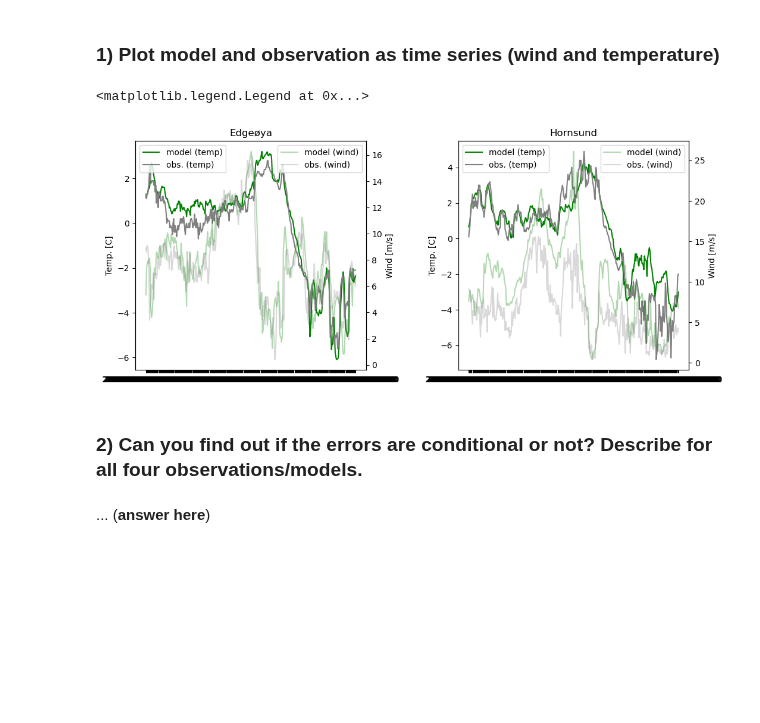
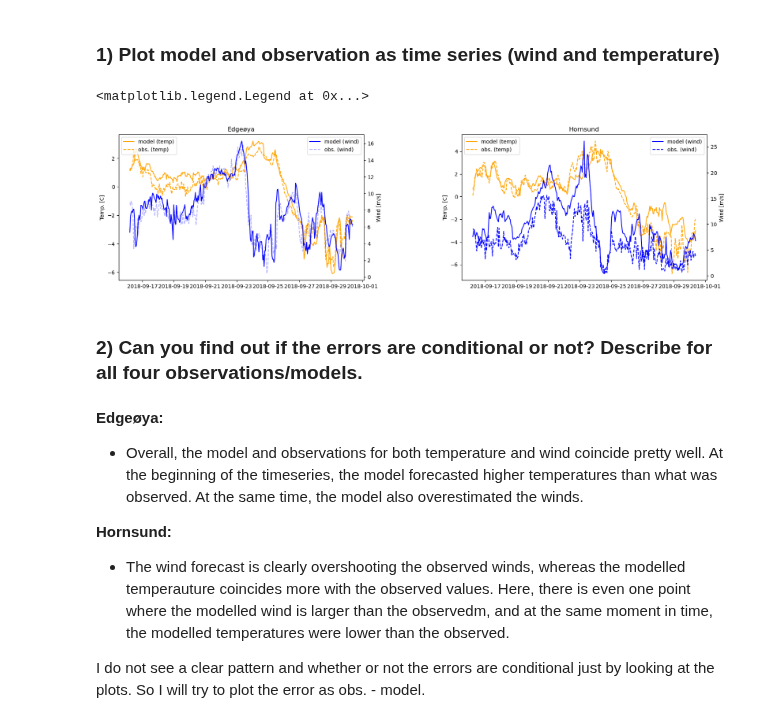
Before and after one commit to kjes4pres/GEO4902, a Jupyter notebook: Exercise 4/Verification_Exercises.ipynb, the cells around one changed output. Drawn from its saved outputs; the diff is of its cells as text; code cells hidden in the pictures; blank space fills up the shorter version.

```diff
--- a/Exercise 4/Verification_Exercises.ipynb
+++ b/Exercise 4/Verification_Exercises.ipynb
@@ -63,42 +63,50 @@ st2_temp['model'] = st2_temp['model'] - 273.15
 # %% [markdown]
 ### 1) Plot model and observation as time series (wind and temperature)
 # %%
-fig, ax = plt.subplots(1, 2, figsize=(12, 5))
+fig, ax = plt.subplots(1, 2, figsize=(20, 5))
 fig.subplots_adjust(wspace=0.4)
 
 # Temperature plot, Edgeøya
-ax[0].plot(st1_temp.model, color='green', label='model (temp)')
-ax[0].plot(st1_temp.obs, color='gray', label='obs. (temp)')
+ax[0].plot(st1_temp.model, color= 'orange', linestyle='-', label='model (temp)')
+ax[0].plot(st1_temp.obs, color= 'orange', linestyle='--', label='obs. (temp)')
 
 # Wind plot, Edgeøya
 ax0_wind = ax[0].twinx()
-ax0_wind.plot(st1_wind.model, color='green', alpha=0.3, label='model (wind)')
-ax0_wind.plot(st1_wind.obs, color='gray', alpha=0.3, label='obs. (wind)')
+ax0_wind.plot(st1_wind.model, color= 'blue', linestyle='-', label='model (wind)')
+ax0_wind.plot(st1_wind.obs, color= 'blue', linestyle='--', alpha=0.3, label='obs. (wind)')
 
 ax[0].set_ylabel('Temp. [C]')
 ax0_wind.set_ylabel('Wind [m/s]')
 ax[0].set_title('Edgeøya')
 ax[0].legend(loc='upper left')
 ax0_wind.legend(loc='upper right')
 
+
 # Temperature plot, Hornsund
-ax[1].plot(st2_temp.model, color='green', label='model (temp)')
-ax[1].plot(st2_temp.obs, color='gray', label='obs. (temp)')
+ax[1].plot(st2_temp.model, color= 'orange', linestyle='-', label='model (temp)')
+ax[1].plot(st2_temp.obs, color= 'orange', linestyle='--', label='obs. (temp)')
 
 # Wind plot, Hornsund
 ax1_wind = ax[1].twinx()
-ax1_wind.plot(st2_wind.model, color='green', alpha=0.3, label='model (wind)')
-ax1_wind.plot(st2_wind.obs, color='gray', alpha=0.3, label='obs. (wind)')
+ax1_wind.plot(st2_wind.model, color= 'blue', linestyle='-', label='model (wind)')
+ax1_wind.plot(st2_wind.obs, color= 'blue', linestyle='--', label='obs. (wind)')
 
 ax[1].set_ylabel('Temp. [C]')
 ax1_wind.set_ylabel('Wind [m/s]')
 ax[1].set_title('Hornsund')
 ax[1].legend(loc='upper left')
 ax1_wind.legend(loc='upper right')
 # %% [output]
 <matplotlib.legend.Legend at 0x...>
-[figure, old version]
+[figure, new version]
 # %% [markdown]
 ### 2) Can you find out if the errors are conditional or not? Describe for all four observations/models.
-# %% [markdown]
-... (__answer here__)
+# %% [markdown]
+__Edgeøya:__
+
+- Overall, the model and observations for both temperature and wind coincide pretty well. At the beginning of the timeseries, the model forecasted higher temperatures than what was observed. At the same time, the model also overestimated the winds.
+
+__Hornsund:__
+- The wind forecast is clearly overshooting the observed winds, whereas the modelled temperauture coincides more with the observed values. Here, there is even one point where the modelled wind is larger than the observedm, and at the same moment in time, the modelled temperatures were lower than the observed.
+
+I do not see a clear pattern and whether or not the errors are conditional just by looking at the plots. So I will try to plot the error as obs. - model.
```
Also changed, not shown: parts of 23 cells of this notebook.
